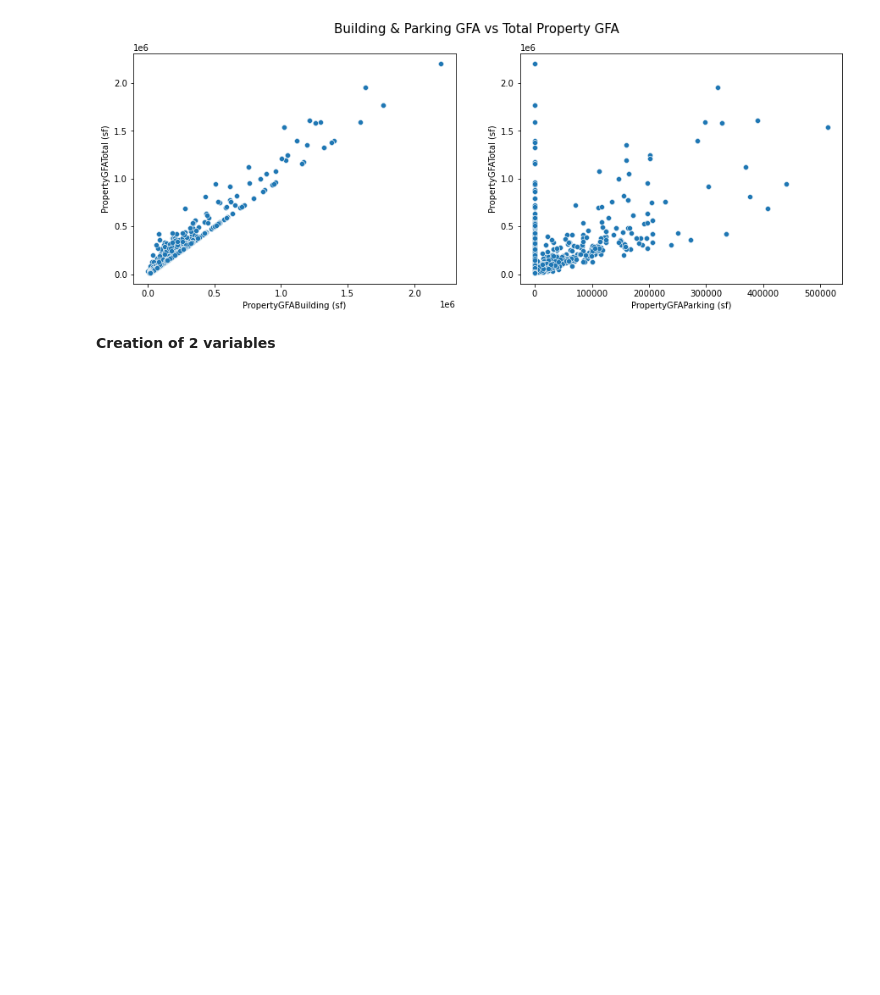
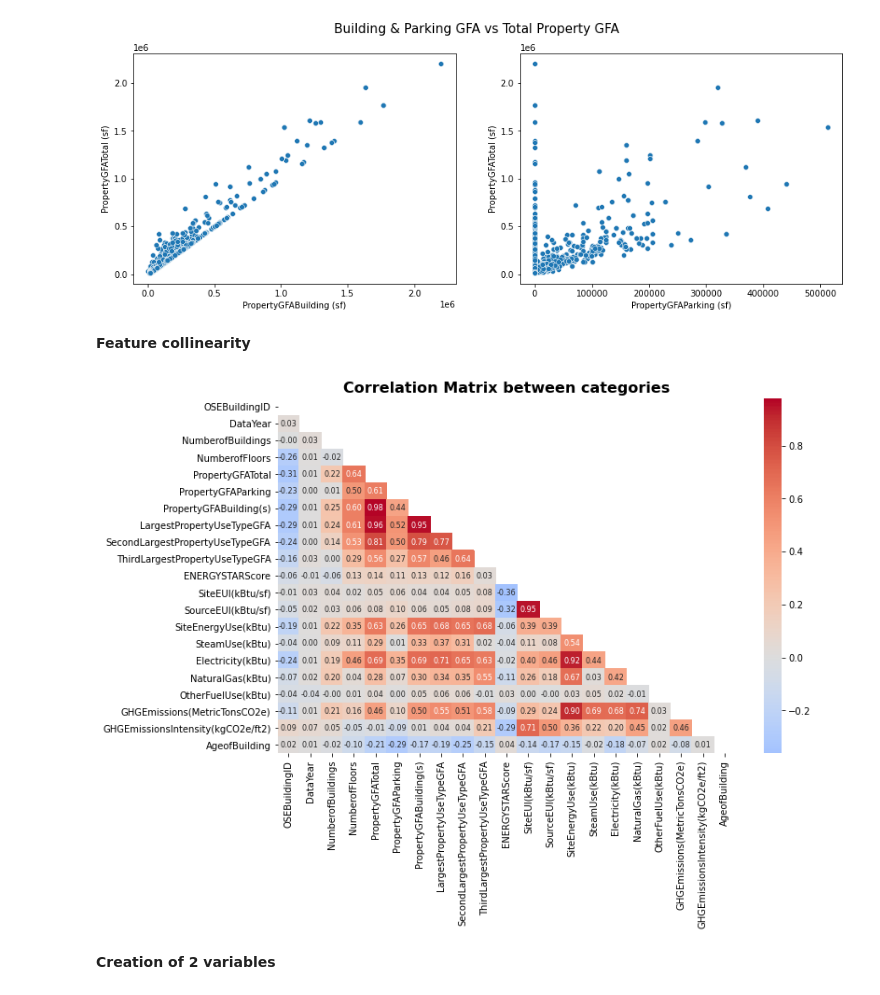
Before and after one commit to hike7o/SL-OC-projects, a Jupyter notebook: P4/Seattle_cleaning.ipynb, the cells around one changed output. Cells and saved outputs as stored; diff of their text form; code cells hidden in the pictures; blank space fills up the shorter version.

```diff
--- a/P4/Seattle_cleaning.ipynb
+++ b/P4/Seattle_cleaning.ipynb
@@ -587,6 +622,22 @@ axes[1].set_ylabel("PropertyGFATotal (sf)")
 # %% [output]
 Text(0, 0.5, 'PropertyGFATotal (sf)')
 [figure]
+# %% [markdown]
+__Feature collinearity__
+# %%
+correlation_mat = data_comp3.corr()
+plt.figure(figsize=(11,7))
+
+mask = np.zeros_like(correlation_mat)
+mask[np.triu_indices_from(mask)] = True
+
+res = sns.heatmap(correlation_mat, annot=True, fmt=".2f", annot_kws={'size':8},
+                 mask=mask, center=0, cmap="coolwarm")
+
+plt.title('Correlation Matrix between categories', fontsize = 16, weight = 'bold')
+plt.show()
+# %% [output]
+[figure, added]
 # %% [markdown]
 __Creation of 2 variables__
 # %%
```
Also changed, not shown: parts of 5 cells of this notebook, 8 other files.
